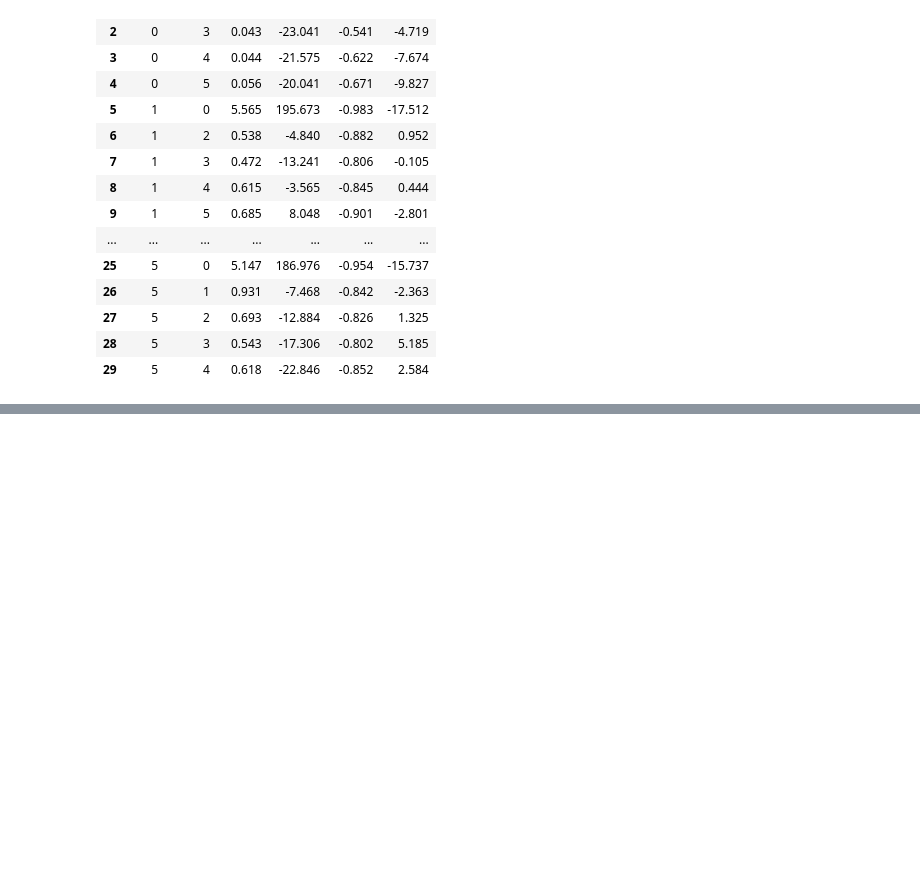
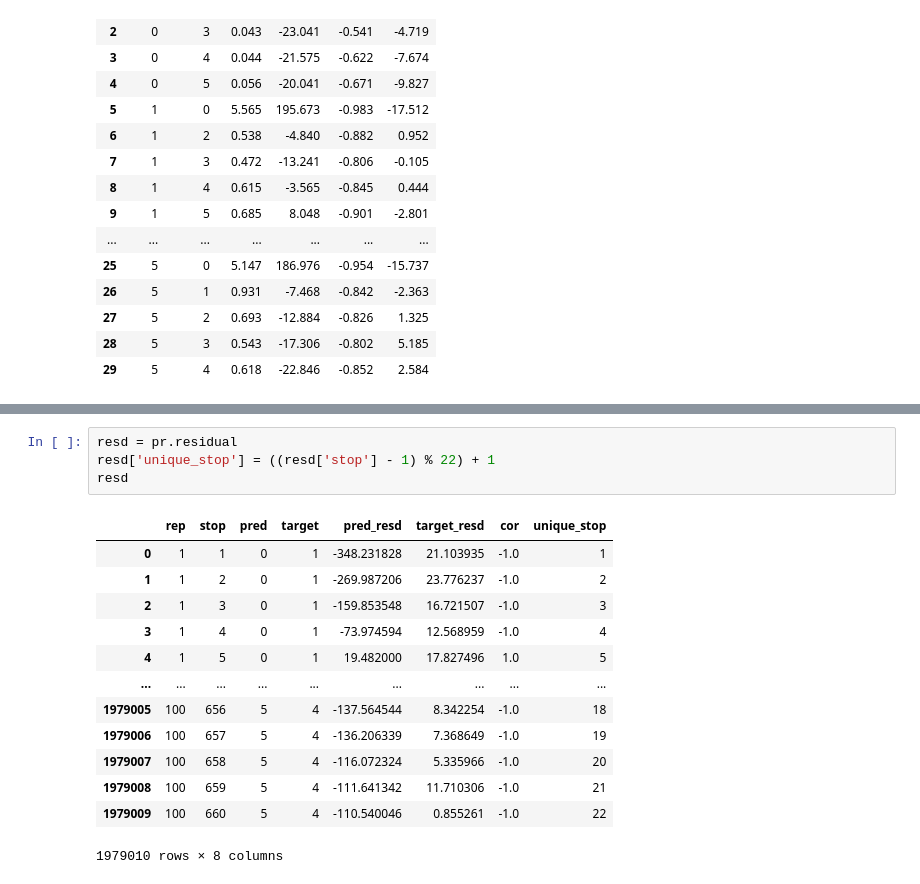
Before and after one commit to peppy-senpai/MBTA, a Jupyter notebook: part4_post_sim_analysis.ipynb, the cells around one changed output, grey strips where cells are left out. Drawn from its saved outputs; the diff is of its cells as text; blank space fills up the shorter version.

```diff
--- a/part4_post_sim_analysis.ipynb
+++ b/part4_post_sim_analysis.ipynb
@@ -285,0 +300,18 @@ pr.plot()
+# %%
+resd = pr.residual
+resd['unique_stop'] = ((resd['stop'] - 1) % 22) + 1
+resd
+# %% [output]
+|  | rep | stop | pred | target | pred_resd | target_resd | cor | unique_stop |
+| 0 | 1 | 1 | 0 | 1 | -348.231828 | 21.103935 | -1.0 | 1 |
+| 1 | 1 | 2 | 0 | 1 | -269.987206 | 23.776237 | -1.0 | 2 |
+| 2 | 1 | 3 | 0 | 1 | -159.853548 | 16.721507 | -1.0 | 3 |
+| 3 | 1 | 4 | 0 | 1 | -73.974594 | 12.568959 | -1.0 | 4 |
+| 4 | 1 | 5 | 0 | 1 | 19.482000 | 17.827496 | 1.0 | 5 |
+| ... | ... | ... | ... | ... | ... | ... | ... | ... |
+| 1979005 | 100 | 656 | 5 | 4 | -137.564544 | 8.342254 | -1.0 | 18 |
+| 1979006 | 100 | 657 | 5 | 4 | -136.206339 | 7.368649 | -1.0 | 19 |
+| 1979007 | 100 | 658 | 5 | 4 | -116.072324 | 5.335966 | -1.0 | 20 |
+| 1979008 | 100 | 659 | 5 | 4 | -111.641342 | 11.710306 | -1.0 | 21 |
+| 1979009 | 100 | 660 | 5 | 4 | -110.540046 | 0.855261 | -1.0 | 22 |
+1979010 rows × 8 columns
```
Also changed, not shown: parts of 7 cells of this notebook, 1 other file.
